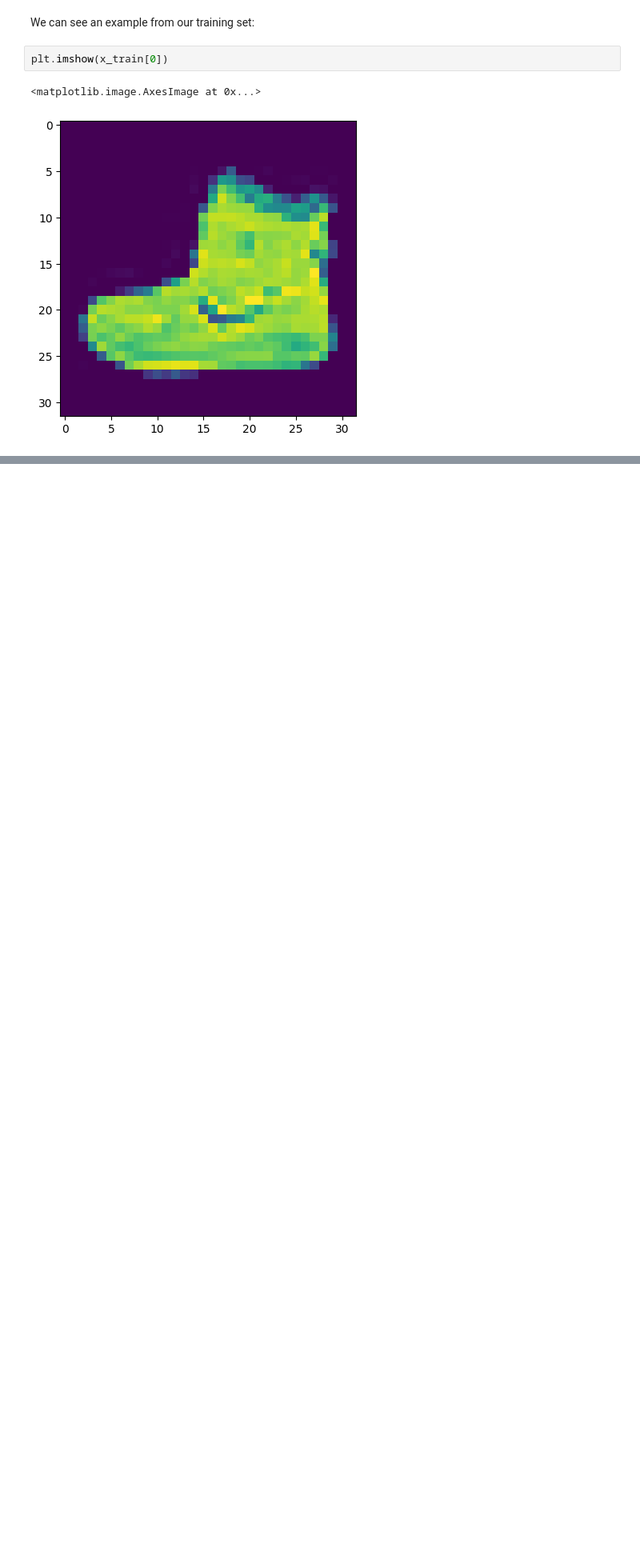
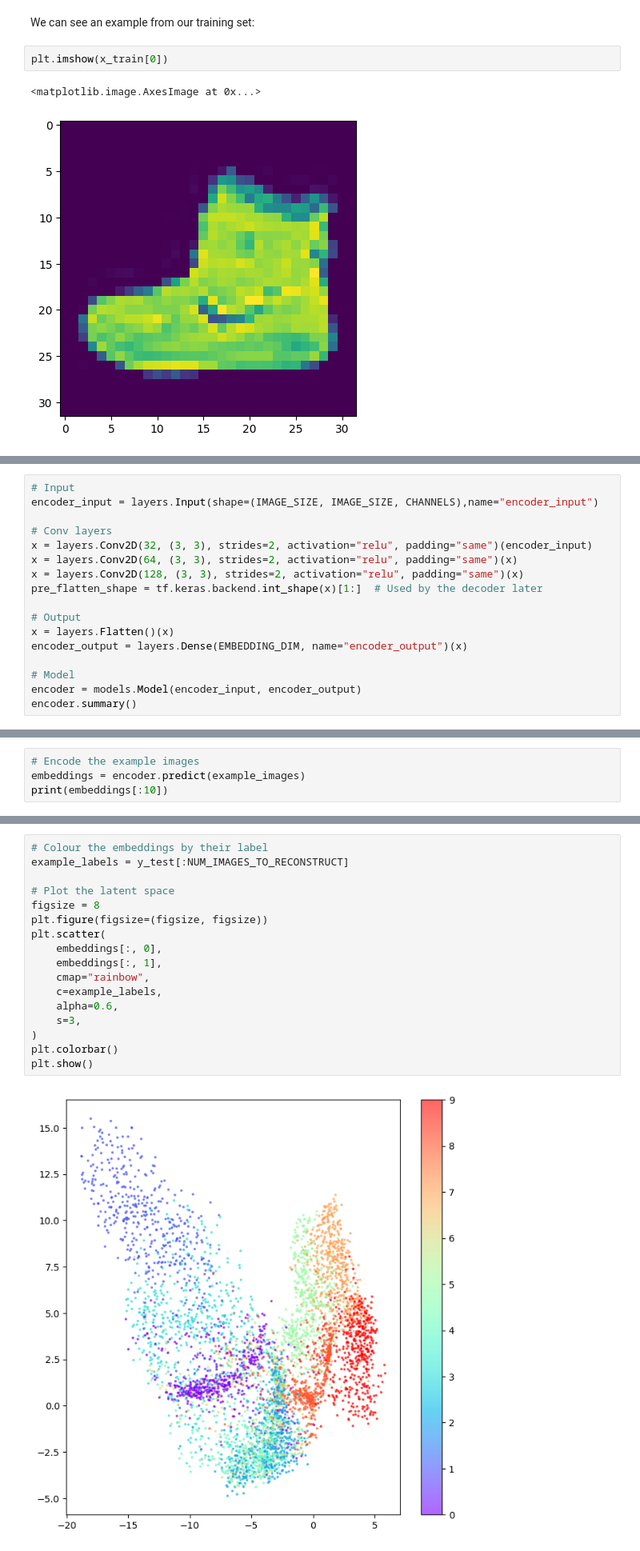
Before and after one commit to gjohl/gjohl.github.io, a Jupyter notebook: posts/ml/generative_deep_learning/lesson3/chapter3.ipynb, the cells around one changed output, grey strips where cells are left out. Shown at 80% size. Drawn from its saved outputs; the diff is of its cells as text; blank space fills up the shorter version.

```diff
--- a/posts/ml/generative_deep_learning/lesson3/chapter3.ipynb
+++ b/posts/ml/generative_deep_learning/lesson3/chapter3.ipynb
@@ -92,0 +96,17 @@ plt.imshow(x_train[0])
+# %%
+# Input
+encoder_input = layers.Input(shape=(IMAGE_SIZE, IMAGE_SIZE, CHANNELS),name="encoder_input")
+
+# Conv layers
+x = layers.Conv2D(32, (3, 3), strides=2, activation="relu", padding="same")(encoder_input)
+x = layers.Conv2D(64, (3, 3), strides=2, activation="relu", padding="same")(x)
+x = layers.Conv2D(128, (3, 3), strides=2, activation="relu", padding="same")(x)
+pre_flatten_shape = tf.keras.backend.int_shape(x)[1:]  # Used by the decoder later
+
+# Output
+x = layers.Flatten()(x)
+encoder_output = layers.Dense(EMBEDDING_DIM, name="encoder_output")(x)
+
+# Model
+encoder = models.Model(encoder_input, encoder_output)
+encoder.summary()
@@ -94,0 +278,4 @@ plt.imshow(x_train[0])
+# %%
+# Encode the example images
+embeddings = encoder.predict(example_images)
+print(embeddings[:10])
@@ -94,0 +299,19 @@ plt.imshow(x_train[0])
+# %%
+# Colour the embeddings by their label
+example_labels = y_test[:NUM_IMAGES_TO_RECONSTRUCT]
+
+# Plot the latent space
+figsize = 8
+plt.figure(figsize=(figsize, figsize))
+plt.scatter(
+    embeddings[:, 0],
+    embeddings[:, 1],
+    cmap="rainbow",
+    c=example_labels,
+    alpha=0.6,
+    s=3,
+)
+plt.colorbar()
+plt.show()
+# %% [output]
+[figure, added]
```
Also changed, not shown: parts of 31 cells of this notebook, 11 other files.
